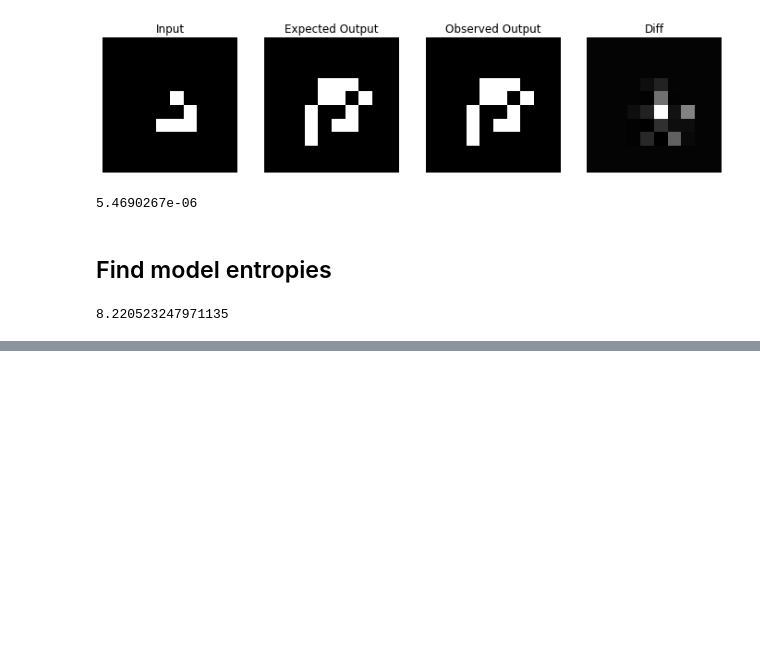
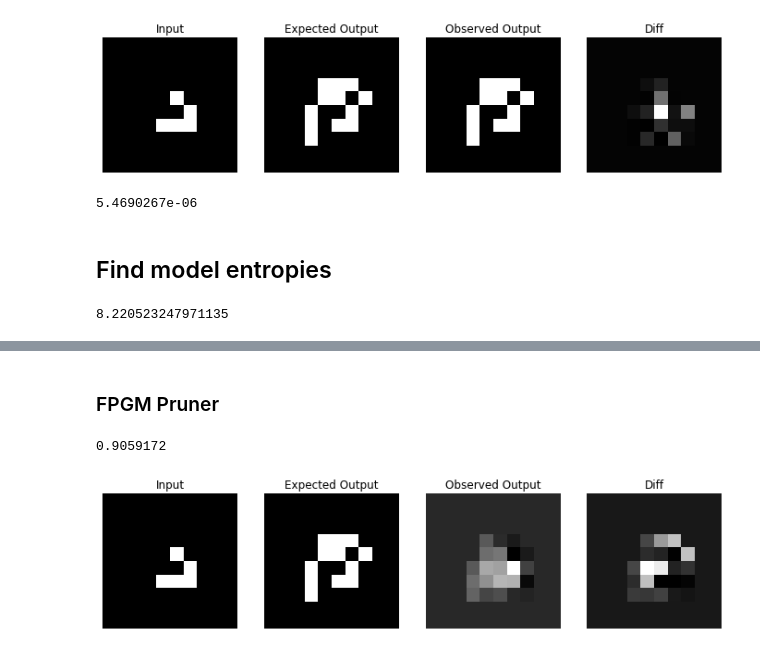
Before and after one commit to luknw/convoca, a Jupyter notebook: paper_replication.ipynb, the cells around one changed output, grey strips where cells are left out. Cells and saved outputs as stored; diff of their text form; code cells hidden in the pictures; blank space fills up the shorter version.

```diff
--- a/paper_replication.ipynb
+++ b/paper_replication.ipynb
@@ -256,0 +320,9 @@ entropies
+# %% [markdown]
+### FPGM Pruner
+# %%
+config_list = [{ 'sparsity': 0.1, 'op_types': ['Conv2d'] }]
+m = prune_model_and_test(model, FPGMPruner, config_list)
+display_test(m)
+# %% [output]
+0.9059172
+[figure, added]
```
Also changed, not shown: parts of 13 cells of this notebook.
